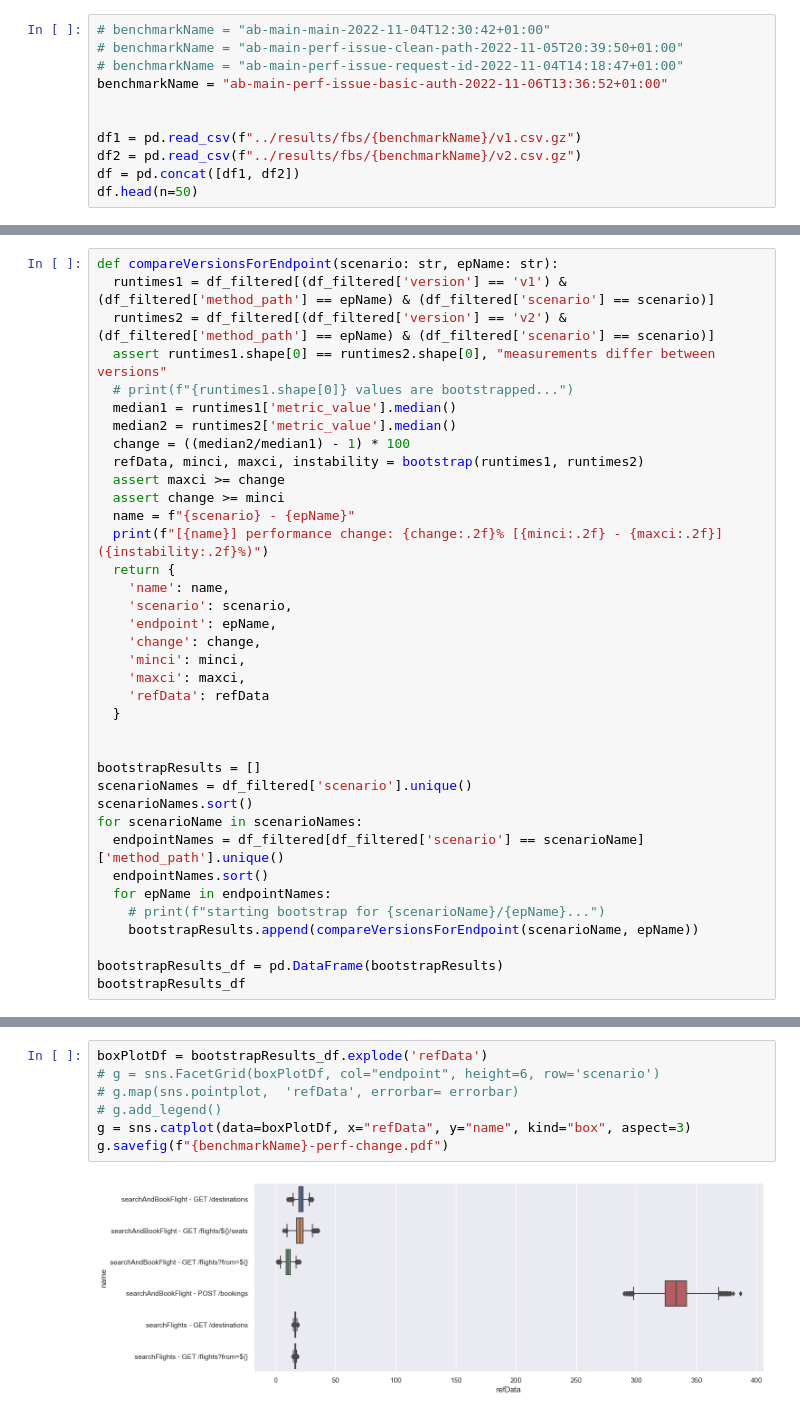
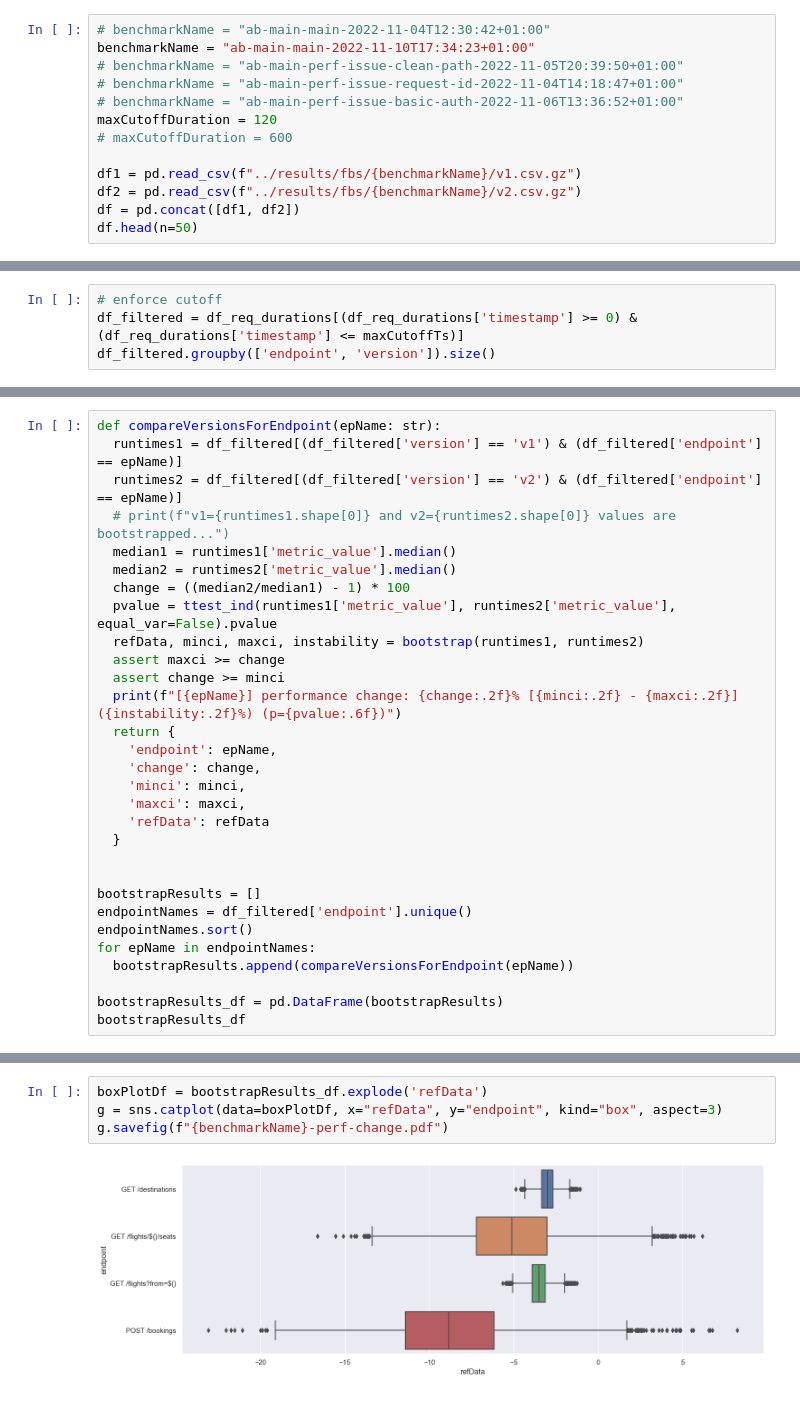
Before and after one commit to njapke/cloud-benchmark-conductor, a Jupyter notebook: analysis/bootstraping-app2.ipynb, the cells around one changed output, grey strips where cells are left out. Saved outputs shown, nothing was run; the diff lists cells and outputs as text.

```diff
--- a/analysis/bootstraping-app2.ipynb
+++ b/analysis/bootstraping-app2.ipynb
@@ -7,10 +7,12 @@ from numpy.random import default_rng
 rng = default_rng()
 # %%
 # benchmarkName = "ab-main-main-2022-11-04T12:30:42+01:00"
+benchmarkName = "ab-main-main-2022-11-10T17:34:23+01:00"
 # benchmarkName = "ab-main-perf-issue-clean-path-2022-11-05T20:39:50+01:00"
 # benchmarkName = "ab-main-perf-issue-request-id-2022-11-04T14:18:47+01:00"
-benchmarkName = "ab-main-perf-issue-basic-auth-2022-11-06T13:36:52+01:00"
-
+# benchmarkName = "ab-main-perf-issue-basic-auth-2022-11-06T13:36:52+01:00"
+maxCutoffDuration = 120
+# maxCutoffDuration = 600
 
 df1 = pd.read_csv(f"../results/fbs/{benchmarkName}/v1.csv.gz")
 df2 = pd.read_csv(f"../results/fbs/{benchmarkName}/v2.csv.gz")
@@ -113,0 +66,4 @@ dtype: int64
+# %%
+# enforce cutoff
+df_filtered = df_req_durations[(df_req_durations['timestamp'] >= 0) & (df_req_durations['timestamp'] <= maxCutoffTs)]
+df_filtered.groupby(['endpoint', 'version']).size()
@@ -221,22 +157,19 @@ def bootstrap(perfRuntimes1: pd.DataFrame, perfRuntimes2: pd.DataFrame):
   refData = (R-1) * 100
   return refData, minSmall, maxSmall, instability
 # %%
-def compareVersionsForEndpoint(scenario: str, epName: str):
-  runtimes1 = df_filtered[(df_filtered['version'] == 'v1') & (df_filtered['method_path'] == epName) & (df_filtered['scenario'] == scenario)]
-  runtimes2 = df_filtered[(df_filtered['version'] == 'v2') & (df_filtered['method_path'] == epName) & (df_filtered['scenario'] == scenario)]
-  assert runtimes1.shape[0] == runtimes2.shape[0], "measurements differ between versions"
-  # print(f"{runtimes1.shape[0]} values are bootstrapped...")
+def compareVersionsForEndpoint(epName: str):
+  runtimes1 = df_filtered[(df_filtered['version'] == 'v1') & (df_filtered['endpoint'] == epName)]
+  runtimes2 = df_filtered[(df_filtered['version'] == 'v2') & (df_filtered['endpoint'] == epName)]
+  # print(f"v1={runtimes1.shape[0]} and v2={runtimes2.shape[0]} values are bootstrapped...")
   median1 = runtimes1['metric_value'].median()
   median2 = runtimes2['metric_value'].median()
   change = ((median2/median1) - 1) * 100
+  pvalue = ttest_ind(runtimes1['metric_value'], runtimes2['metric_value'], equal_var=False).pvalue
   refData, minci, maxci, instability = bootstrap(runtimes1, runtimes2)
   assert maxci >= change
   assert change >= minci
-  name = f"{scenario} - {epName}"
-  print(f"[{name}] performance change: {change:.2f}% [{minci:.2f} - {maxci:.2f}] ({instability:.2f}%)")
+  print(f"[{epName}] performance change: {change:.2f}% [{minci:.2f} - {maxci:.2f}] ({instability:.2f}%) (p={pvalue:.6f})")
   return {
-    'name': name,
-    'scenario': scenario,
     'endpoint': epName,
     'change': change,
     'minci': minci,
@@ -246,14 +179,10 @@ def compareVersionsForEndpoint(scenario: str, epName: str):
 
 
 bootstrapResults = []
-scenarioNames = df_filtered['scenario'].unique()
-scenarioNames.sort()
-for scenarioName in scenarioNames:
-  endpointNames = df_filtered[df_filtered['scenario'] == scenarioName]['method_path'].unique()
-  endpointNames.sort()
-  for epName in endpointNames:
-    # print(f"starting bootstrap for {scenarioName}/{epName}...")
-    bootstrapResults.append(compareVersionsForEndpoint(scenarioName, epName))
+endpointNames = df_filtered['endpoint'].unique()
+endpointNames.sort()
+for epName in endpointNames:
+  bootstrapResults.append(compareVersionsForEndpoint(epName))
 
 bootstrapResults_df = pd.DataFrame(bootstrapResults)
 bootstrapResults_df
@@ -274,9 +199,6 @@ bootstrapResults_df
 # %%
 boxPlotDf = bootstrapResults_df.explode('refData')
-# g = sns.FacetGrid(boxPlotDf, col="endpoint", height=6, row='scenario')
-# g.map(sns.pointplot,  'refData', errorbar= errorbar)
-# g.add_legend()
-g = sns.catplot(data=boxPlotDf, x="refData", y="name", kind="box", aspect=3)
+g = sns.catplot(data=boxPlotDf, x="refData", y="endpoint", kind="box", aspect=3)
 g.savefig(f"{benchmarkName}-perf-change.pdf")
 # %% [output]
-[figure, old version]
+[figure, new version]
```
Also changed, not shown: parts of 9 cells of this notebook, 16 other files.
